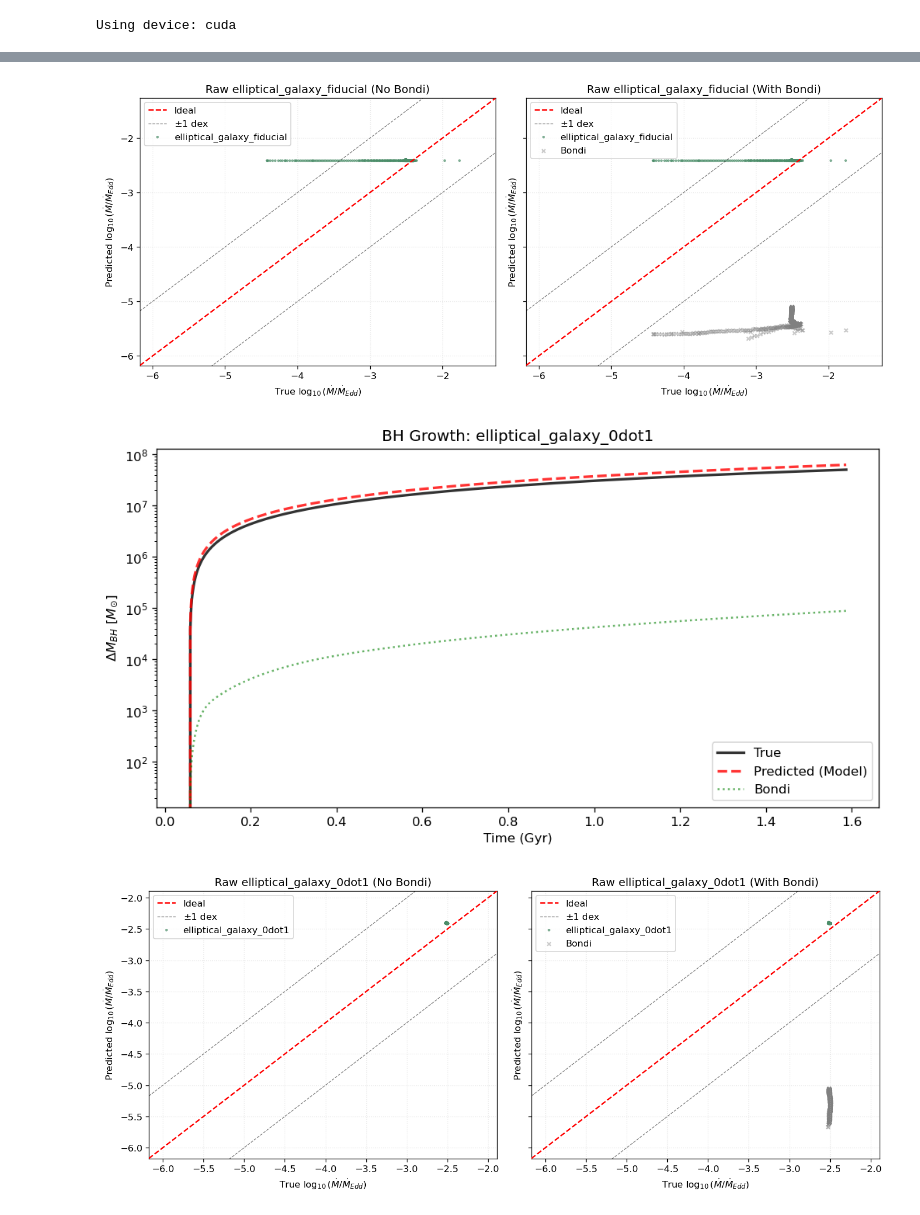
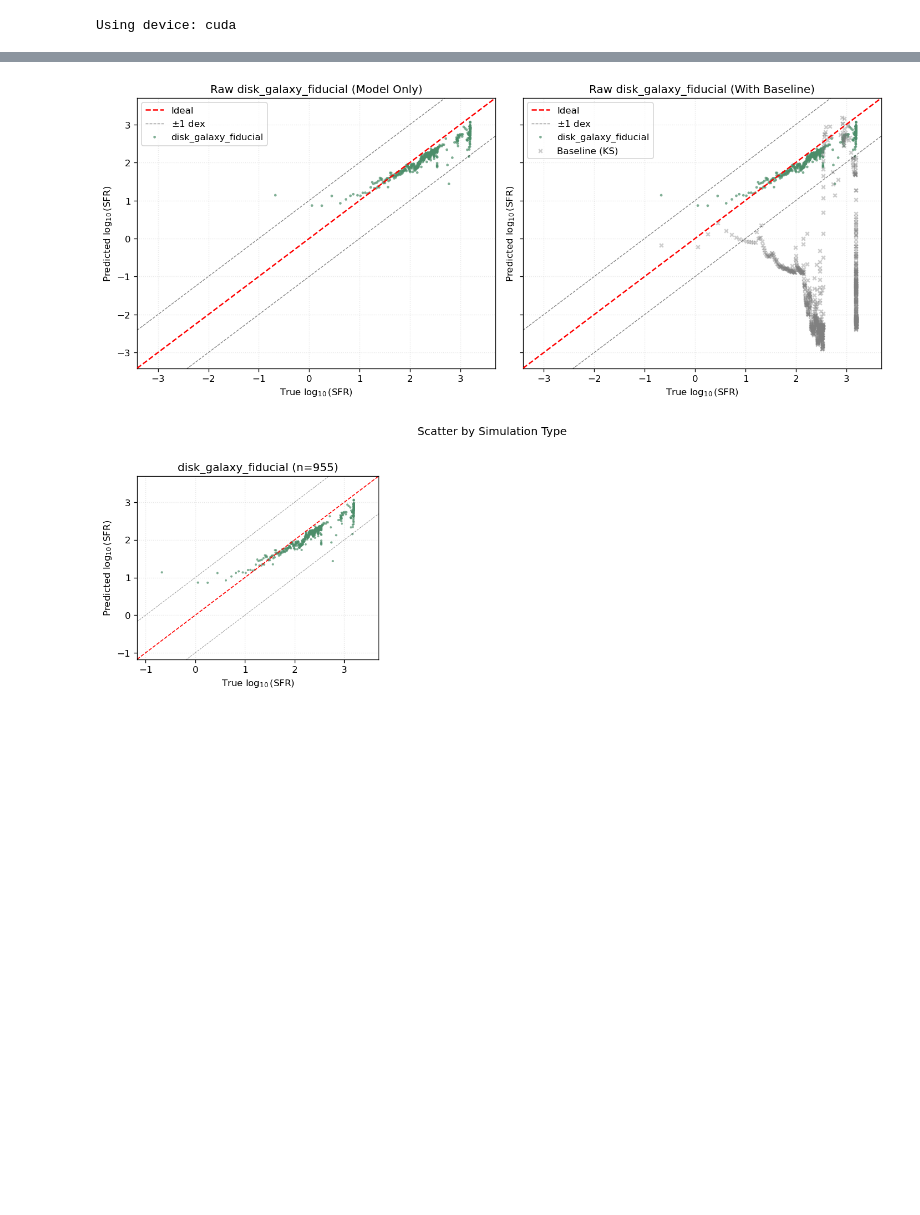
Before and after one commit to dadaadaaaadaaaaa/SFRConvNet, a Jupyter notebook: VisualScripts/ResultAnalysis/Results_stat_Exp1.ipynb, the cells around one changed output, grey strips where cells are left out. Drawn from its saved outputs; the diff is of its cells as text; code cells hidden in the pictures; blank space fills up the shorter version.

Commit message:
Change prediction target from accretion rate to SFR

```diff
--- a/VisualScripts/ResultAnalysis/Results_stat_Exp1.ipynb
+++ b/VisualScripts/ResultAnalysis/Results_stat_Exp1.ipynb
@@ -51,8 +51,8 @@ Project Root: d:\research\ai+MACERsimulation\MACNet-v1
 # 2. Configuration
 # ==========================================
 # Experiment Settings
-EXP_PREFIX = 'Exp1_'
-DATA_PREFIX = 'Exp1_'
+EXP_PREFIX = 'Exp1_SFRConvNet'  # 严格对齐 run_train.py 中的实验名，专门捞取该实验保存的模型文件夹
+DATA_PREFIX = 'Exp1_'           # 数据集前缀保持为 'Exp1_'，捞取 prepare_data.py 分割好的那批纯盘星系缓存
 MODEL_PATH_OVERRIDE = None
 
 # Paths
@@ -161,24 +161,26 @@ if datasets['test']:
     del feats, x_data
     gc.collect()
 
-# C. Raw Datasets (Elliptical Galaxies for Exp1)
+# C. Raw Datasets (Disk Galaxies for Exp1)
 # Determine targets
 raw_paths = []
-# Default list for Elliptical Galaxies
-list_eg = [
-    'elliptical_galaxy_fiducial', 'elliptical_galaxy_0dot1', 'elliptical_galaxy_pgc'
+# Default list for Disk Galaxies (SFR focuses on disk galaxies)
+list_dg = [
+    'disk_galaxy_fiducial'
 ]
 
 # Use project paths if available, else manual construction
-if utils.Exp_eg_folder_paths:
-    raw_paths = utils.Exp_eg_folder_paths
+if utils.Exp_dg_folder_paths:
+    raw_paths = utils.Exp_dg_folder_paths
 else:
     # Manual Fallback
     res = 'coarse'
-    for fname in list_eg:
-        p = PROJECT_ROOT / 'Data' / fname / res
-        if p.exists():
-            raw_paths.append((str(p), np.array([0,0])))
+    for fname in list_dg:
+        p = PROJECT_ROOT / 'RawData' / 'DiskGalaxy' / 'Fiducial' / res
+        # Wait, since config path might be complex, let's use the explicit target we saw in dir: data/disk_galaxy_fiducial/coarse
+        p_direct = PROJECT_ROOT / 'data' / fname / res
+        if p_direct.exists():
+            raw_paths.append((str(p_direct), np.array([0,0])))
 
 print(f"Processing {len(raw_paths)} Raw Datasets...")
 dfs_raw = []
@@ -244,9 +253,9 @@ if 'raw_all' in all_results:
     df_raw = all_results['raw_all']
     metrics_list.append(utils.get_metrics_summary(df_raw['y_true'], df_raw['y_pred'], "Raw All (Model)"))
 
-    if 'y_bondi' in df_raw.columns:
-         valid_b = df_raw.dropna(subset=['y_bondi'])
-         metrics_list.append(utils.get_metrics_summary(valid_b['y_true'], valid_b['y_bondi'], "Raw All (Bondi)"))
+    if 'y_baseline' in df_raw.columns:
+         valid_b = df_raw.dropna(subset=['y_baseline'])
+         metrics_list.append(utils.get_metrics_summary(valid_b['y_true'], valid_b['y_baseline'], "Raw All (Baseline)"))
 
     utils.plot_scatter(df_raw, "All Raw Datasets", fig_dir)
     utils.plot_error_dist(df_raw, "Raw Datasets", fig_dir)
@@ -256,6 +265,12 @@ if 'raw_all' in all_results:
     for t in df_raw['type'].unique():
         sub = df_raw[df_raw['type'] == t]
         metrics_list.append(utils.get_metrics_summary(sub['y_true'], sub['y_pred'], f"Type: {t}"))
+
+        if 'y_baseline' in sub.columns:
+            valid_sub_b = sub.dropna(subset=['y_baseline'])
+            if not valid_sub_b.empty:
+                metrics_list.append(utils.get_metrics_summary(valid_sub_b['y_true'], valid_sub_b['y_baseline'], f"Type: {t} (Baseline)"))
+
         utils.plot_mass_evolution(sub, t, fig_dir)
         # Scatter per simulation/type
         if len(sub) > 1:
@@ -290,9 +305,9 @@ if 'raw_all' in all_results:
             ax.set_xlabel("")
             ax.set_ylabel("")
         for ax in axes[::ncols]:
-            ax.set_ylabel(r"Predicted $\log_{10}(\dot{M}/\dot{M}_{Edd})$")
+            ax.set_ylabel(r"Predicted $\log_{10}(\mathrm{SFR})$")
         for ax in axes[-ncols:]:
-            ax.set_xlabel(r"True $\log_{10}(\dot{M}/\dot{M}_{Edd})$")
+            ax.set_xlabel(r"True $\log_{10}(\mathrm{SFR})$")
         fig.suptitle('Scatter by Simulation Type', y=1.02)
         fig.tight_layout()
         utils.save_plot(plt, 'scatter_by_type_grid', fig_dir)
@@ -312,3 +327,2 @@ metrics_df.to_csv(output_dir / "summary_metrics.csv", index=False)
-[figure, old version]
+[figure, new version]
-[figure, old version]
+[figure, new version]
-[figure, removed]
```
Also changed, not shown: parts of 5 cells of this notebook, 12 other files.
